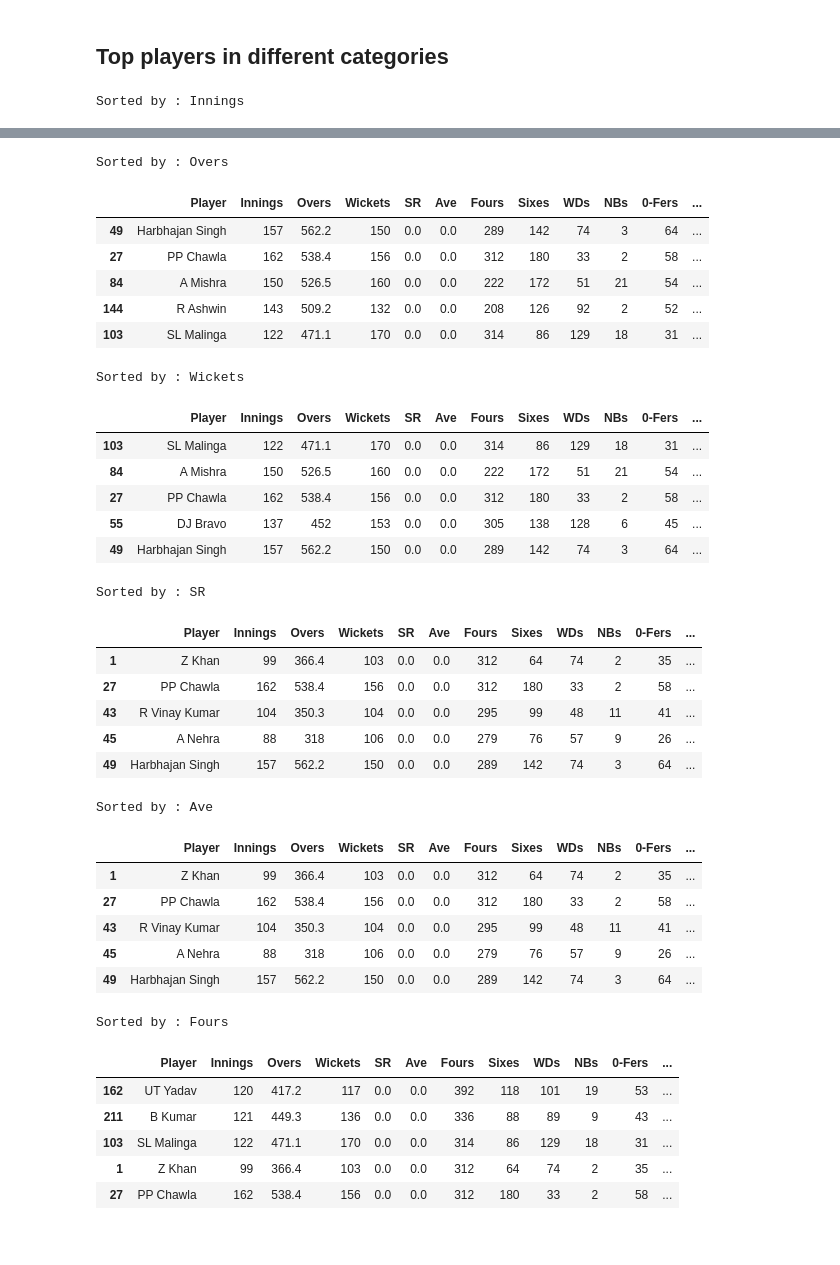
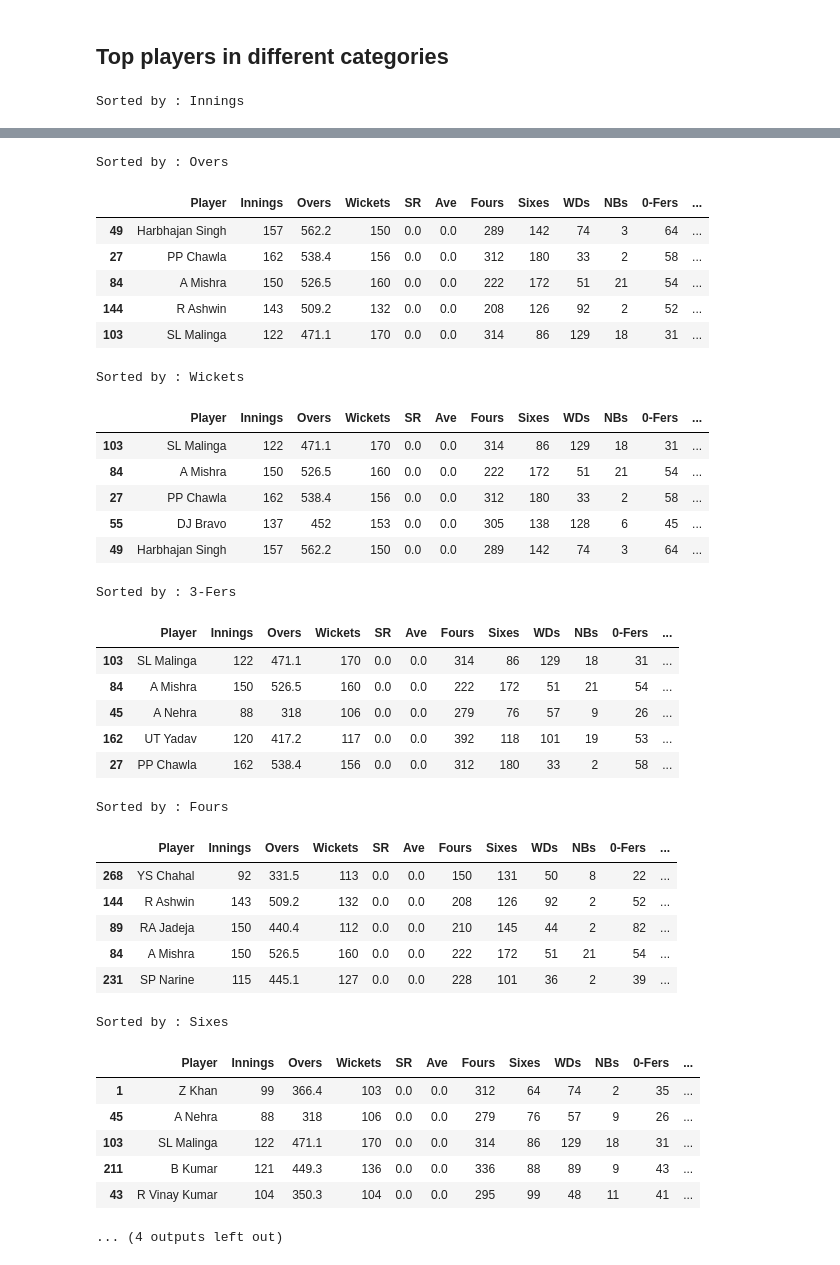
Before and after one commit to khanalg44/cricket_data, a Jupyter notebook: 03_ipl/04_bowling_stats.ipynb, the cells around one changed output, grey strips where cells are left out. Cells and saved outputs as stored; diff of their text form; code cells hidden in the pictures.

```diff
--- a/03_ipl/04_bowling_stats.ipynb
+++ b/03_ipl/04_bowling_stats.ipynb
@@ -78,60 +78,67 @@ df_summary.head(2)
 ## Top players in different categories
 # %%
 ## Top players in terms of Runs, 50s, 100s, 4s, 6s and so ondef sorted_table(sort_by='Wickets', min_wkts=100):
-def sorted_table(sort_by='Wickets', min_wkts=100):
+def sorted_table(sort_by='Wickets', min_wkts=100, ascending=False):
     df_summary = bowling_summary()
     df_summary = df_summary[ (df_summary['Wickets']>=min_wkts) ]
-    df_sorted  = df_summary.sort_values(by=[sort_by], ascending=False)
+    df_sorted  = df_summary.sort_values(by=[sort_by], ascending=ascending)
     return df_sorted
 # %%
 def get_top_players():
-    #sorting_list=['Innings', 'Overs', 'Wickets', 'SR', 'Ave','Fours', 'Sixes', 'WDs', 'NBs' '0-Fers', '3-Fers', '5-Fers']
-    sorting_list=['Innings', 'Overs', 'Wickets', 'SR', 'Ave','Fours']
+    #sorting_list=['Innings', 'Overs', 'Wickets', 'SR', 'Ave','Fours', 'Sixes', 'WDs', 'NBs', '3-Fers']
+    sorting_list = ['Innings', 'Overs', 'Wickets', '3-Fers', 'Fours', 'Sixes', 'WDs', 'NBs']
     for sort_item in sorting_list:
-        df_sorted = sorted_table(sort_by=sort_item)
         print ('Sorted by :',sort_item)
+
+        if sort_item in ['Fours', 'Sixes', 'WDs', 'NBs']:
+            df_sorted = sorted_table(sort_by=sort_item, ascending=True)
+        else:
+            df_sorted = sorted_table(sort_by=sort_item, ascending=False)
+
         display(df_sorted[:5])
+
 get_top_players()
 # %% [output]
 Sorted by : Innings
 |  | Player | Innings | Overs | Wickets | SR | Ave | Fours | Sixes | WDs | NBs | 0-Fers | ... |
 | 27 | PP Chawla | 162 | 538.4 | 156 | 0.0 | 0.0 | 312 | 180 | 33 | 2 | 58 | ... |
 | 49 | Harbhajan Singh | 157 | 562.2 | 150 | 0.0 | 0.0 | 289 | 142 | 74 | 3 | 64 | ... |
 | 84 | A Mishra | 150 | 526.5 | 160 | 0.0 | 0.0 | 222 | 172 | 51 | 21 | 54 | ... |
 | 89 | RA Jadeja | 150 | 440.4 | 112 | 0.0 | 0.0 | 210 | 145 | 44 | 2 | 82 | ... |
 | 144 | R Ashwin | 143 | 509.2 | 132 | 0.0 | 0.0 | 208 | 126 | 92 | 2 | 52 | ... |
 Sorted by : Overs
 |  | Player | Innings | Overs | Wickets | SR | Ave | Fours | Sixes | WDs | NBs | 0-Fers | ... |
 | 49 | Harbhajan Singh | 157 | 562.2 | 150 | 0.0 | 0.0 | 289 | 142 | 74 | 3 | 64 | ... |
 | 27 | PP Chawla | 162 | 538.4 | 156 | 0.0 | 0.0 | 312 | 180 | 33 | 2 | 58 | ... |
 | 84 | A Mishra | 150 | 526.5 | 160 | 0.0 | 0.0 | 222 | 172 | 51 | 21 | 54 | ... |
 | 144 | R Ashwin | 143 | 509.2 | 132 | 0.0 | 0.0 | 208 | 126 | 92 | 2 | 52 | ... |
 | 103 | SL Malinga | 122 | 471.1 | 170 | 0.0 | 0.0 | 314 | 86 | 129 | 18 | 31 | ... |
 Sorted by : Wickets
 |  | Player | Innings | Overs | Wickets | SR | Ave | Fours | Sixes | WDs | NBs | 0-Fers | ... |
 | 103 | SL Malinga | 122 | 471.1 | 170 | 0.0 | 0.0 | 314 | 86 | 129 | 18 | 31 | ... |
 | 84 | A Mishra | 150 | 526.5 | 160 | 0.0 | 0.0 | 222 | 172 | 51 | 21 | 54 | ... |
 | 27 | PP Chawla | 162 | 538.4 | 156 | 0.0 | 0.0 | 312 | 180 | 33 | 2 | 58 | ... |
 | 55 | DJ Bravo | 137 | 452 | 153 | 0.0 | 0.0 | 305 | 138 | 128 | 6 | 45 | ... |
 | 49 | Harbhajan Singh | 157 | 562.2 | 150 | 0.0 | 0.0 | 289 | 142 | 74 | 3 | 64 | ... |
-Sorted by : SR
+Sorted by : 3-Fers
 |  | Player | Innings | Overs | Wickets | SR | Ave | Fours | Sixes | WDs | NBs | 0-Fers | ... |
-| 1 | Z Khan | 99 | 366.4 | 103 | 0.0 | 0.0 | 312 | 64 | 74 | 2 | 35 | ... |
+| 103 | SL Malinga | 122 | 471.1 | 170 | 0.0 | 0.0 | 314 | 86 | 129 | 18 | 31 | ... |
+| 84 | A Mishra | 150 | 526.5 | 160 | 0.0 | 0.0 | 222 | 172 | 51 | 21 | 54 | ... |
+| 45 | A Nehra | 88 | 318 | 106 | 0.0 | 0.0 | 279 | 76 | 57 | 9 | 26 | ... |
+| 162 | UT Yadav | 120 | 417.2 | 117 | 0.0 | 0.0 | 392 | 118 | 101 | 19 | 53 | ... |
 | 27 | PP Chawla | 162 | 538.4 | 156 | 0.0 | 0.0 | 312 | 180 | 33 | 2 | 58 | ... |
-| 43 | R Vinay Kumar | 104 | 350.3 | 104 | 0.0 | 0.0 | 295 | 99 | 48 | 11 | 41 | ... |
-| 45 | A Nehra | 88 | 318 | 106 | 0.0 | 0.0 | 279 | 76 | 57 | 9 | 26 | ... |
-| 49 | Harbhajan Singh | 157 | 562.2 | 150 | 0.0 | 0.0 | 289 | 142 | 74 | 3 | 64 | ... |
-Sorted by : Ave
+Sorted by : Fours
 |  | Player | Innings | Overs | Wickets | SR | Ave | Fours | Sixes | WDs | NBs | 0-Fers | ... |
-| 1 | Z Khan | 99 | 366.4 | 103 | 0.0 | 0.0 | 312 | 64 | 74 | 2 | 35 | ... |
-| 27 | PP Chawla | 162 | 538.4 | 156 | 0.0 | 0.0 | 312 | 180 | 33 | 2 | 58 | ... |
-| 43 | R Vinay Kumar | 104 | 350.3 | 104 | 0.0 | 0.0 | 295 | 99 | 48 | 11 | 41 | ... |
-| 45 | A Nehra | 88 | 318 | 106 | 0.0 | 0.0 | 279 | 76 | 57 | 9 | 26 | ... |
-| 49 | Harbhajan Singh | 157 | 562.2 | 150 | 0.0 | 0.0 | 289 | 142 | 74 | 3 | 64 | ... |
+| 268 | YS Chahal | 92 | 331.5 | 113 | 0.0 | 0.0 | 150 | 131 | 50 | 8 | 22 | ... |
+| 144 | R Ashwin | 143 | 509.2 | 132 | 0.0 | 0.0 | 208 | 126 | 92 | 2 | 52 | ... |
+| 89 | RA Jadeja | 150 | 440.4 | 112 | 0.0 | 0.0 | 210 | 145 | 44 | 2 | 82 | ... |
+| 84 | A Mishra | 150 | 526.5 | 160 | 0.0 | 0.0 | 222 | 172 | 51 | 21 | 54 | ... |
+| 231 | SP Narine | 115 | 445.1 | 127 | 0.0 | 0.0 | 228 | 101 | 36 | 2 | 39 | ... |
-Sorted by : Fours
+Sorted by : Sixes
 |  | Player | Innings | Overs | Wickets | SR | Ave | Fours | Sixes | WDs | NBs | 0-Fers | ... |
-| 162 | UT Yadav | 120 | 417.2 | 117 | 0.0 | 0.0 | 392 | 118 | 101 | 19 | 53 | ... |
+| 1 | Z Khan | 99 | 366.4 | 103 | 0.0 | 0.0 | 312 | 64 | 74 | 2 | 35 | ... |
+| 45 | A Nehra | 88 | 318 | 106 | 0.0 | 0.0 | 279 | 76 | 57 | 9 | 26 | ... |
+| 103 | SL Malinga | 122 | 471.1 | 170 | 0.0 | 0.0 | 314 | 86 | 129 | 18 | 31 | ... |
 | 211 | B Kumar | 121 | 449.3 | 136 | 0.0 | 0.0 | 336 | 88 | 89 | 9 | 43 | ... |
-| 103 | SL Malinga | 122 | 471.1 | 170 | 0.0 | 0.0 | 314 | 86 | 129 | 18 | 31 | ... |
-| 1 | Z Khan | 99 | 366.4 | 103 | 0.0 | 0.0 | 312 | 64 | 74 | 2 | 35 | ... |
-| 27 | PP Chawla | 162 | 538.4 | 156 | 0.0 | 0.0 | 312 | 180 | 33 | 2 | 58 | ... |
+| 43 | R Vinay Kumar | 104 | 350.3 | 104 | 0.0 | 0.0 | 295 | 99 | 48 | 11 | 41 | ... |
+... (4 outputs left out)
```
Also changed, not shown: 2 other files.
